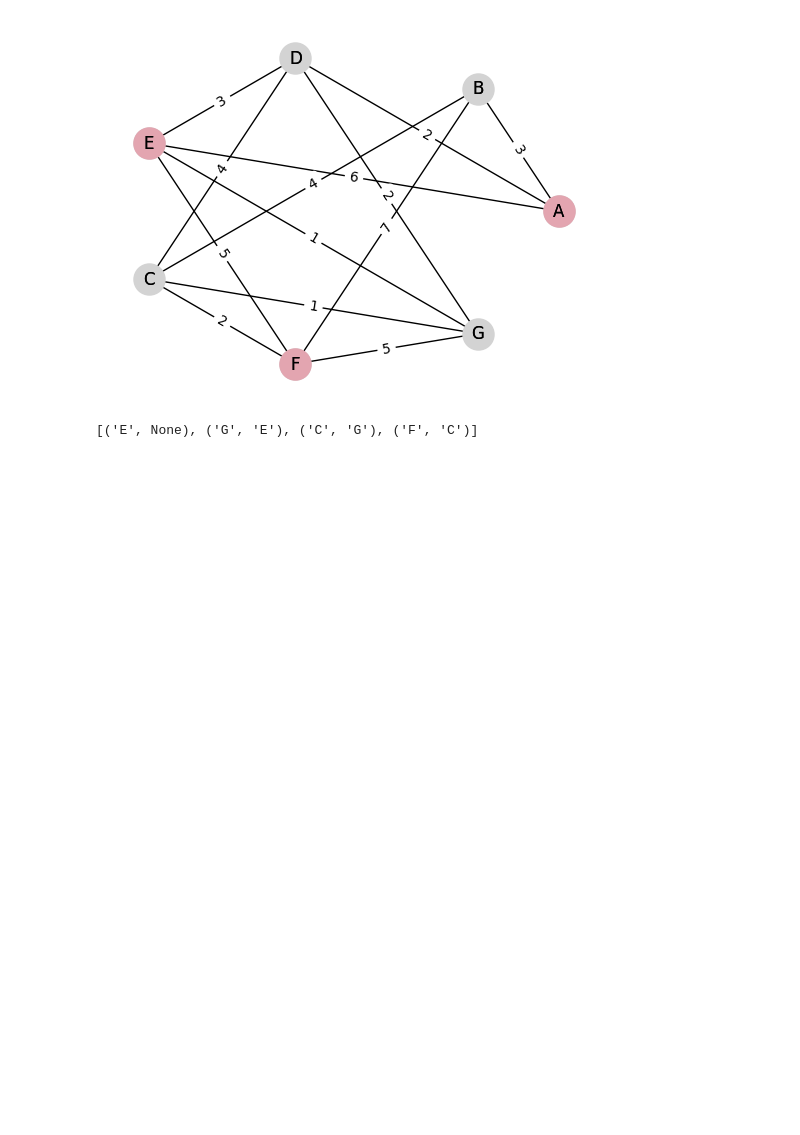
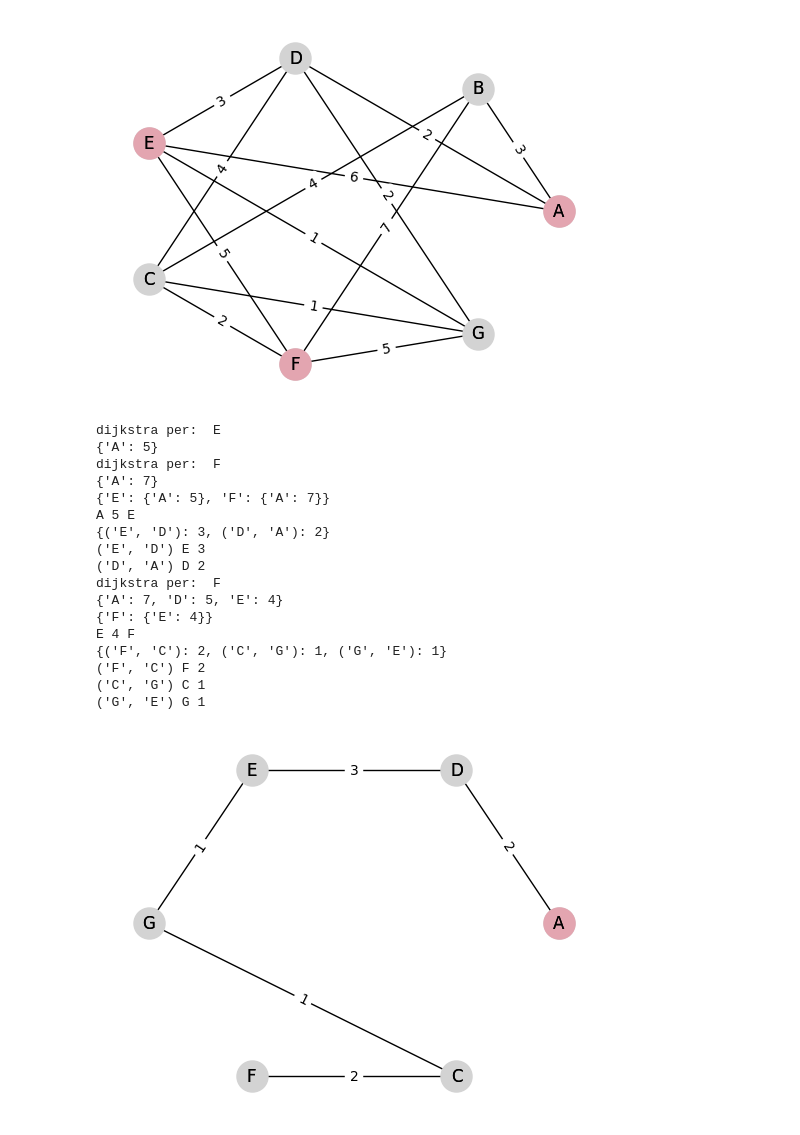
Before and after one commit to dream-19/Steiner-Tree-Operations-Research, a Jupyter notebook: heu1_shortest_path.ipynb, the cells around one changed output. Cells and saved outputs as stored; diff of their text form; code cells hidden in the pictures; blank space fills up the shorter version.

```diff
--- a/heu1_shortest_path.ipynb
+++ b/heu1_shortest_path.ipynb
@@ -80,16 +80,15 @@ class Graph:
             current_distance, current_node = heapq.heappop(priority_queue)
 
             if current_node == end_node:
-                path = []
+                path = {}
                 current_edge = (end_node, previous[end_node])
                 while current_node in previous:
-                    path.insert(0, current_edge)
+                    #Aggiungo al percorso l'arco con il peso corrispondente
+                    path[current_edge] = edge_weights[current_edge]
                     current_node = previous[current_node]
                     if current_node in previous:
                         current_edge = (current_node, previous[current_node])
-                path.insert(0, (start_node, None))
                 return path
-
             visited.add(current_node)
 
             neighbors = self.get_neighbors(current_node)
@@ -103,6 +102,8 @@ class Graph:
                     previous[neighbor] = current_node
                     edge_weights[(neighbor, current_node)] = weight
                     heapq.heappush(priority_queue, (new_distance, neighbor))
+
+        #Se arrivo qui non sono riuscita a collegare il nodo finale
         return previous, edge_weights, distances
 # %%
 import heapq
@@ -192,33 +206,50 @@ def shortest_path(grafo):
 graph2 = Graph()
 graph2.add_edge('A', 'B', 3)
 graph2.add_edge('A', 'D', 2)
 graph2.add_edge('A', 'E', 6)
 graph2.add_edge('D', 'C', 4)
 graph2.add_edge('D', 'E', 3)
 graph2.add_edge('D', 'G', 2)
 graph2.add_edge('E', 'F', 5)
 graph2.add_edge('E', 'G', 1)
 graph2.add_edge('G', 'F', 5)
 graph2.add_edge('G', 'C', 1)
 graph2.add_edge('C', 'F', 2)
 graph2.add_edge('B', 'C', 4)
 graph2.add_edge('F', 'B', 7)
 graph2.add_steiner('A')
 graph2.add_steiner('E')
 graph2.add_steiner('F')
 
 
 '''print("Neighbor A:", graph2.get_neighbors('A'))
 print("Neighbor E:", graph2.get_neighbors('E'))
 print("Neighbor F:", graph2.get_neighbors('F'))
 print("Peso tra A e B: ", graph2.get_weight('A','B'))
 print("Terminals: ", graph2.get_steiner_vertices())
 print("Tutti i vertici: ",graph2.get_vertices())'''
 
 graph2.draw_graph()
 
-print(graph2.find_shortest_path('E','F'))
-#steiner_tree = shortest_path(graph2)
+#print(graph2.find_shortest_path('E','A'))
+steiner_tree = shortest_path(graph2)
 # %% [output]
 [figure]
-[('E', None), ('G', 'E'), ('C', 'G'), ('F', 'C')]
+dijkstra per:  E
+{'A': 5}
+dijkstra per:  F
+{'A': 7}
+{'E': {'A': 5}, 'F': {'A': 7}}
+A 5 E
+{('E', 'D'): 3, ('D', 'A'): 2}
+('E', 'D') E 3
+('D', 'A') D 2
+dijkstra per:  F
+{'A': 7, 'D': 5, 'E': 4}
+{'F': {'E': 4}}
+E 4 F
+{('F', 'C'): 2, ('C', 'G'): 1, ('G', 'E'): 1}
+('F', 'C') F 2
+('C', 'G') C 1
+('G', 'E') G 1
+[figure, added]
```
Also changed, not shown: parts of 1 cell of this notebook.
